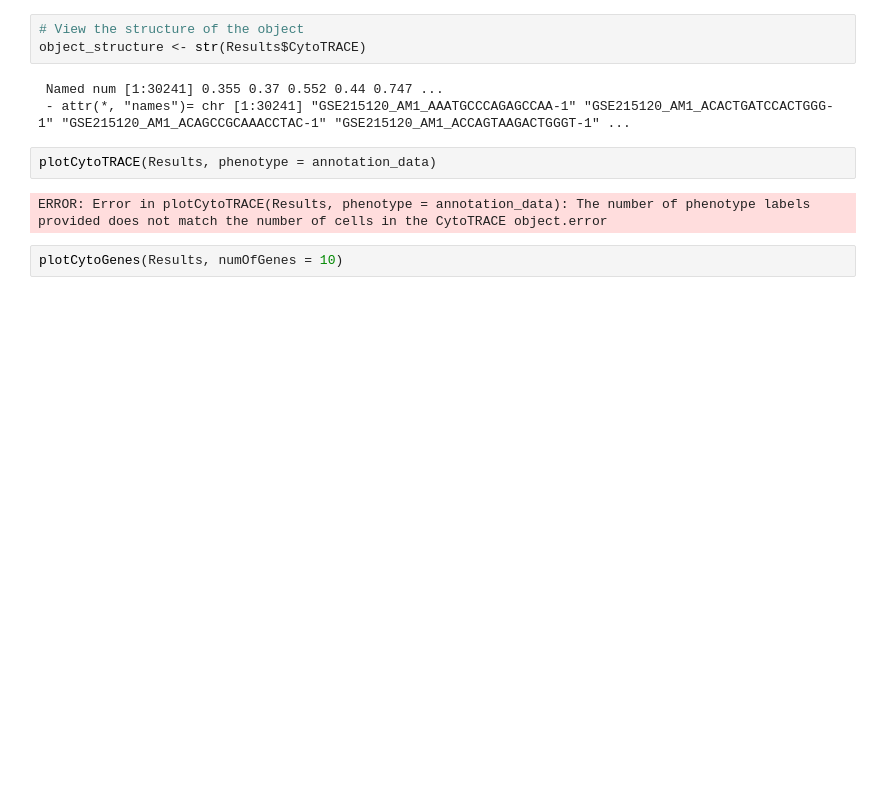
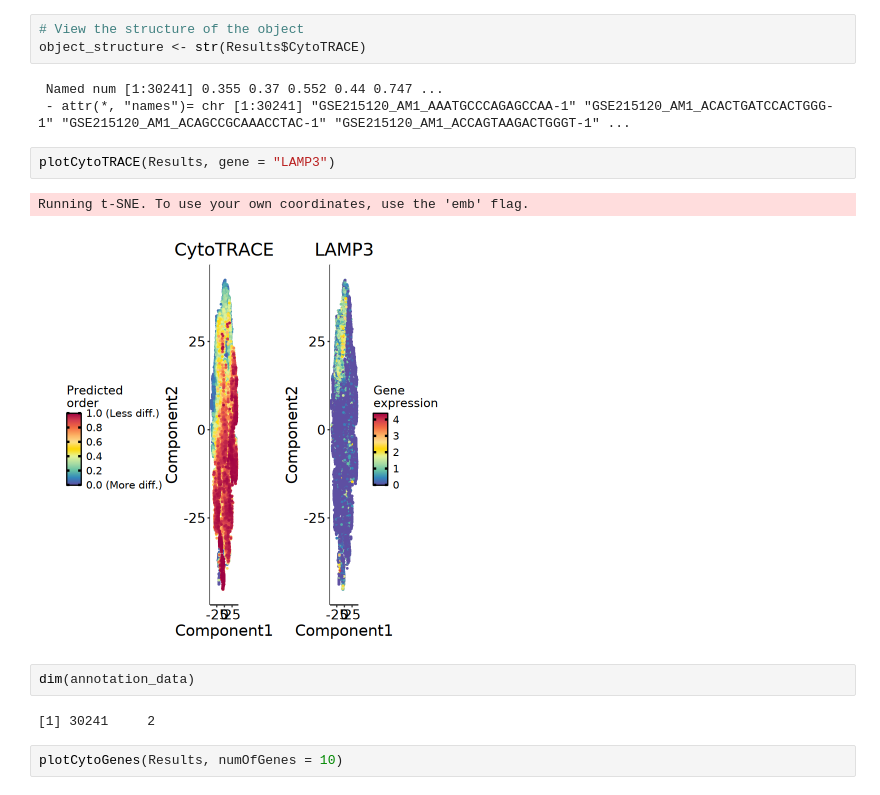
Before and after one commit to tuonglab/Nikita-project, a Jupyter notebook: notebooks/2024-12-13_CytoTRACE-unint-R.ipynb, the cells around one changed output. Saved outputs shown, nothing was run; the diff lists cells and outputs as text; blank space fills up the shorter version.

```diff
--- a/notebooks/2024-12-13_CytoTRACE-unint-R.ipynb
+++ b/notebooks/2024-12-13_CytoTRACE-unint-R.ipynb
@@ -184,9 +184,14 @@ object_structure <- str(Results$CytoTRACE)
  Named num [1:30241] 0.355 0.37 0.552 0.44 0.747 ...
  - attr(*, "names")= chr [1:30241] "GSE215120_AM1_AAATGCCCAGAGCCAA-1" "GSE215120_AM1_ACACTGATCCACTGGG-1" "GSE215120_AM1_ACAGCCGCAAACCTAC-1" "GSE215120_AM1_ACCAGTAAGACTGGGT-1" ...
 # %%
-plotCytoTRACE(Results, phenotype = annotation_data)
+plotCytoTRACE(Results, gene = "LAMP3")
 # %% [output]
-ERROR: Error in plotCytoTRACE(Results, phenotype = annotation_data): The number of phenotype labels provided does not match the number of cells in the CytoTRACE object.error
+Running t-SNE. To use your own coordinates, use the 'emb' flag.
+[figure, added]
+# %%
+dim(annotation_data)
+# %% [output]
+[1] 30241     2
 # %%
 plotCytoGenes(Results, numOfGenes = 10)
 # %% [output]
```
Also changed, not shown: parts of 3 cells of this notebook, 1 other file.
